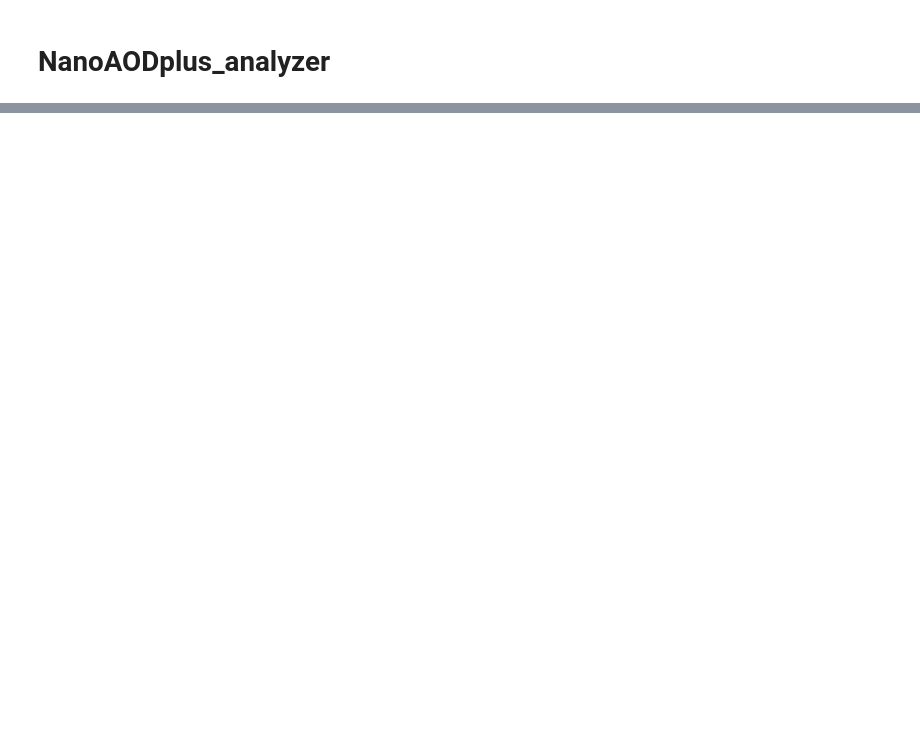
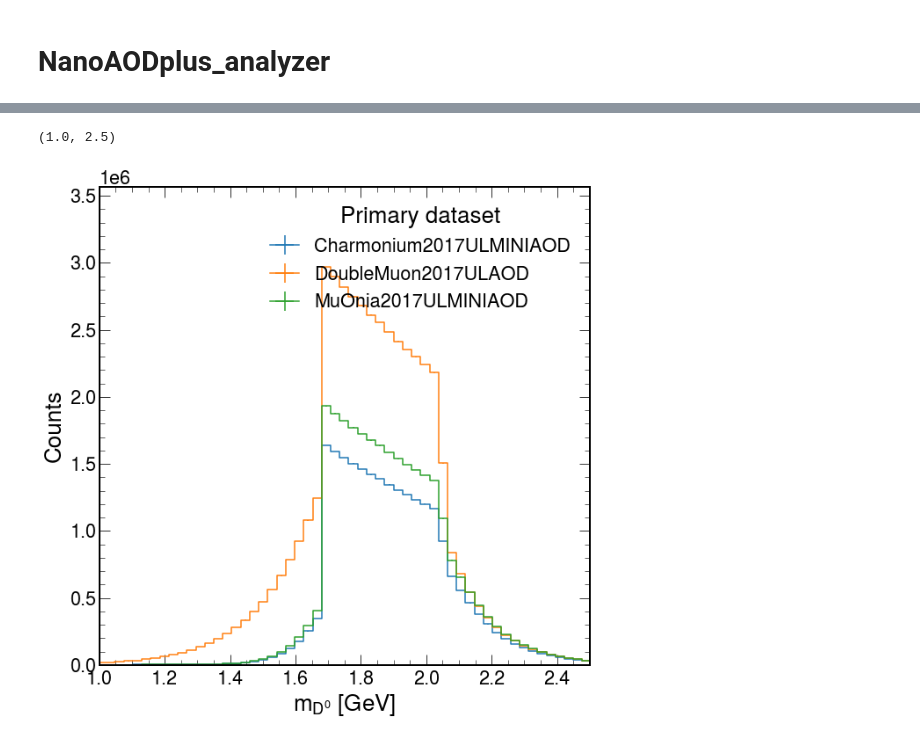
Before and after one commit to kevimota/OniaOpenCharmRun2ULAna, a Jupyter notebook: nanoAODplus_analyzer.ipynb, the cells around one changed output, grey strips where cells are left out. Cells and saved outputs as stored; diff of their text form; code cells hidden in the pictures; blank space fills up the shorter version.

```diff
--- a/nanoAODplus_analyzer.ipynb
+++ b/nanoAODplus_analyzer.ipynb
@@ -68,5 +91,9 @@ print(output['cutflow'])
 # %%
 ax= hist.plot1d(output['D0_mass'], overlay='dataset')
+ax.set_xlim(1.0,2.5)
+# %% [output]
+(1.0, 2.5)
+[figure, added]
 # %%
 ax= hist.plot1d(output['D0_pt'], overlay='dataset')
 ax.set_xlim(0,10)
```
Also changed, not shown: parts of 12 cells of this notebook.
